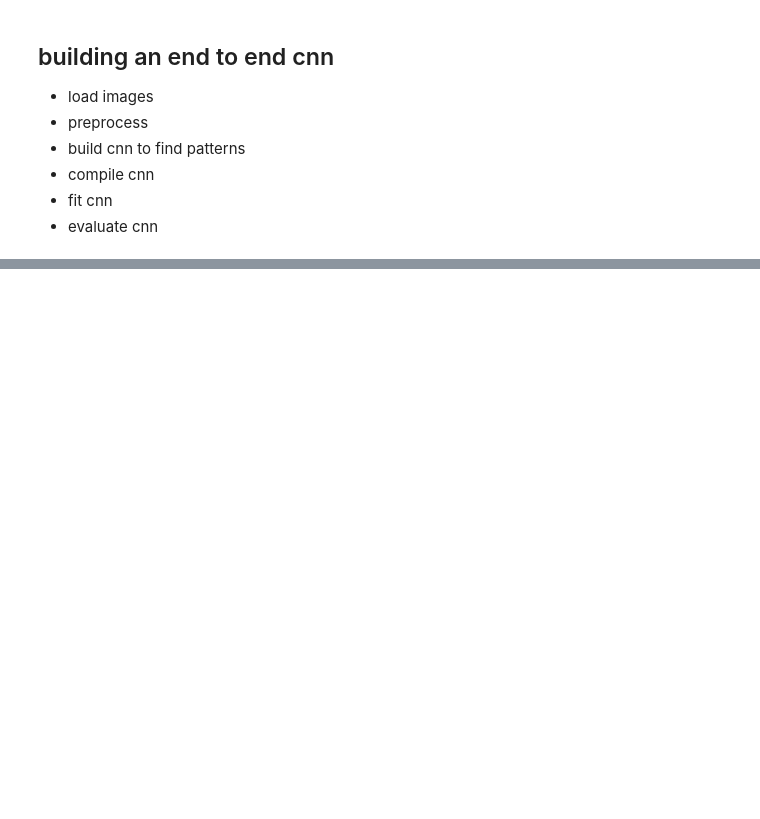
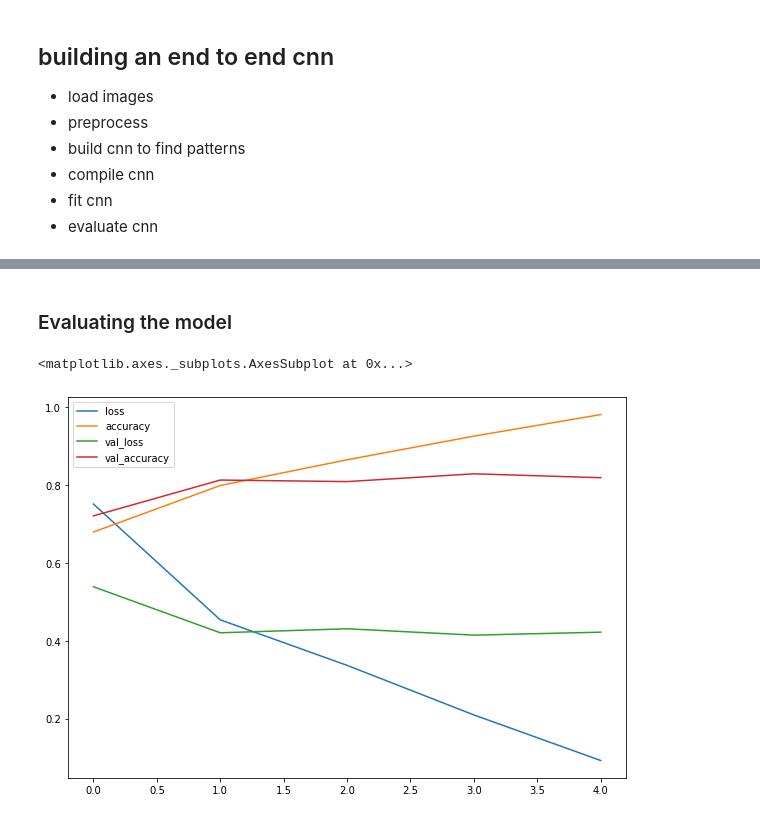
Before and after one commit to JaradAng/tensorflow_training, a Jupyter notebook: CNN_TF.ipynb, the cells around one changed output, grey strips where cells are left out. Drawn from its saved outputs; the diff is of its cells as text; code cells hidden in the pictures; blank space fills up the shorter version.

```diff
--- a/CNN_TF.ipynb
+++ b/CNN_TF.ipynb
@@ -246,0 +371,12 @@ Epoch 5/5
+# %%
+#load in image data from directories and turn them into batches
+
+train_data = train_datagen.flow_from_directory(directory = train_dir,
+                                               target_size = (224,224), #target size of images ( hieght and width)
+                                               class_mode='binary', #type of categorical, binary, or sparse
+                                               batch_size= 32) #Size of mini batches to load data into
+
+test_data = test_datagen.flow_from_directory(directory = test_dir,
+                                             target_size= (224,224),
+                                             class_mode='binary',
+                                             batch_size= 32)
@@ -246,0 +437,26 @@ Epoch 5/5
+# %%
+#create baseline 3 layer CNN
+model_4 = Sequential([
+    Conv2D(filters=10, #filters is the number of sliding windows going across an input
+           kernel_size=3, # size of sliding window going across an input
+           strides=1, #size of the step the sliding window takes across an input
+           padding='valid', #if same, the output shape is the same as input shape, if valid the output shape gets compressed
+           activation='relu',
+           input_shape=(224, 224, 3)), #input layer since specify the input shape
+    Conv2D(10, 3, activation = 'relu'),
+    Conv2D(10,3, activation='relu'),
+    Flatten(),
+    Dense(1, activation='sigmoid') #output layer with binary classification to only 1 output neuron
+])
+# %%
+#compile
+model_4.compile(loss='binary_crossentropy',
+                optimizer=Adam(),
+                metrics=['accuracy'])
+# %%
+#fit the model
+history_4 = model_4.fit(train_data,
+                        epochs = 5,
+                        steps_per_epoch = len(train_data),
+                        validation_data = valid_data,
+                        validation_steps = len(valid_data))
@@ -246,0 +474,7 @@ Epoch 5/5
+# %% [markdown]
+### Evaluating the model
+# %%
+pd.DataFrame(history_4.history).plot(figsize=(10,7))
+# %% [output]
+<matplotlib.axes._subplots.AxesSubplot at 0x...>
+[figure, added]
```
Also changed, not shown: parts of 40 cells of this notebook.
